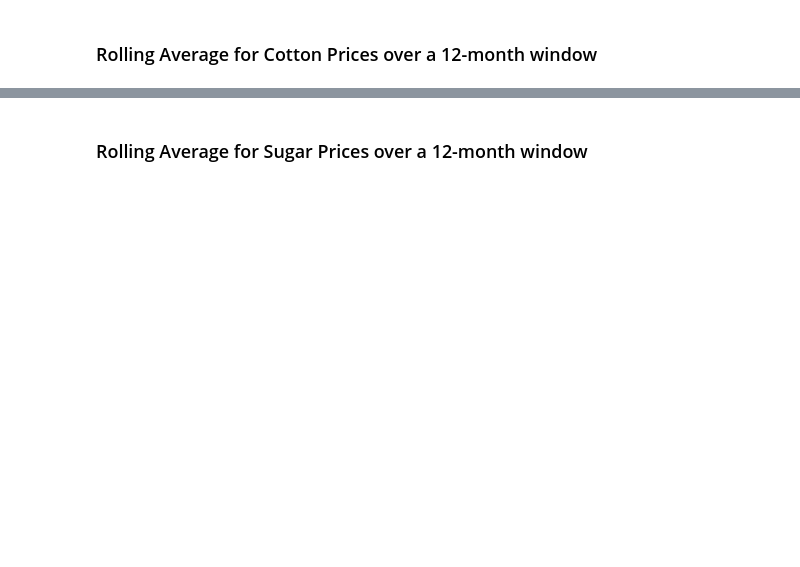
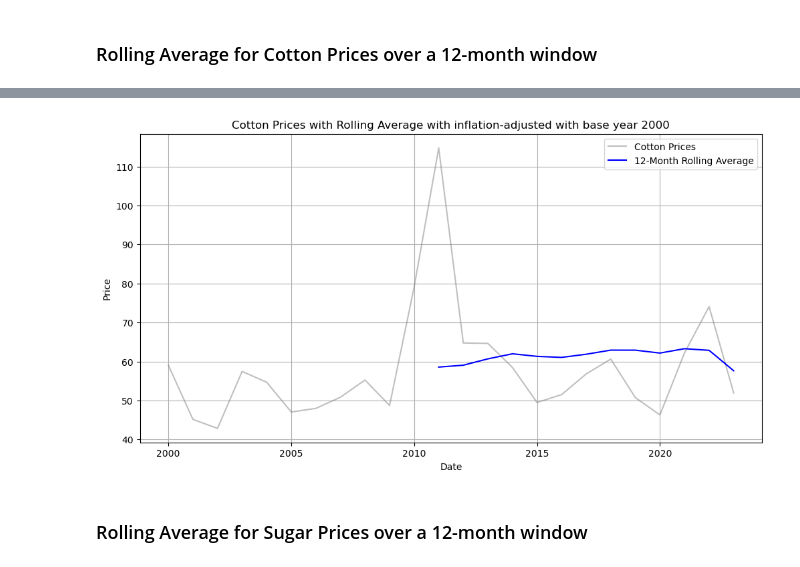
Before and after one commit to MatYohannes/hurricane-agriculture-data, a Jupyter notebook: hurricane_agriculture_analysis.ipynb, the cells around one changed output, grey strips where cells are left out. Saved outputs shown, nothing was run; the diff lists cells and outputs as text; code cells hidden in the pictures; blank space fills up the shorter version.

```diff
--- a/hurricane_agriculture_analysis.ipynb
+++ b/hurricane_agriculture_analysis.ipynb
@@ -707,3 +893,20 @@ plt.show()
+# %%
+# Calculate rolling average for cotton prices over a 12-month window with inflation-adjusted with base year 2000
+commodities_inflation_adjusted['cotton_rolling_avg_infl_adj'] = commodities_inflation_adjusted['cotton_value_adjusted'].rolling(window=12).mean()
+
+# Plot the rolling average
+plt.figure(figsize=(12, 6))
+plt.plot(commodities_inflation_adjusted.index, commodities_inflation_adjusted['cotton_value_adjusted'], label='Cotton Prices', color='grey', alpha=0.5)
+plt.plot(commodities_inflation_adjusted.index, commodities_inflation_adjusted['cotton_rolling_avg_infl_adj'], label='12-Month Rolling Average', color='blue')
+
+plt.title('Cotton Prices with Rolling Average with inflation-adjusted with base year 2000')
+plt.xlabel('Date')
+plt.ylabel('Price')
+plt.legend()
+plt.grid()
+plt.show()
+# %% [output]
+[figure, added]
 # %% [markdown]
 ### Rolling Average for Sugar Prices over a 12-month window
 # %%
```
Also changed, not shown: parts of 59 cells of this notebook.
